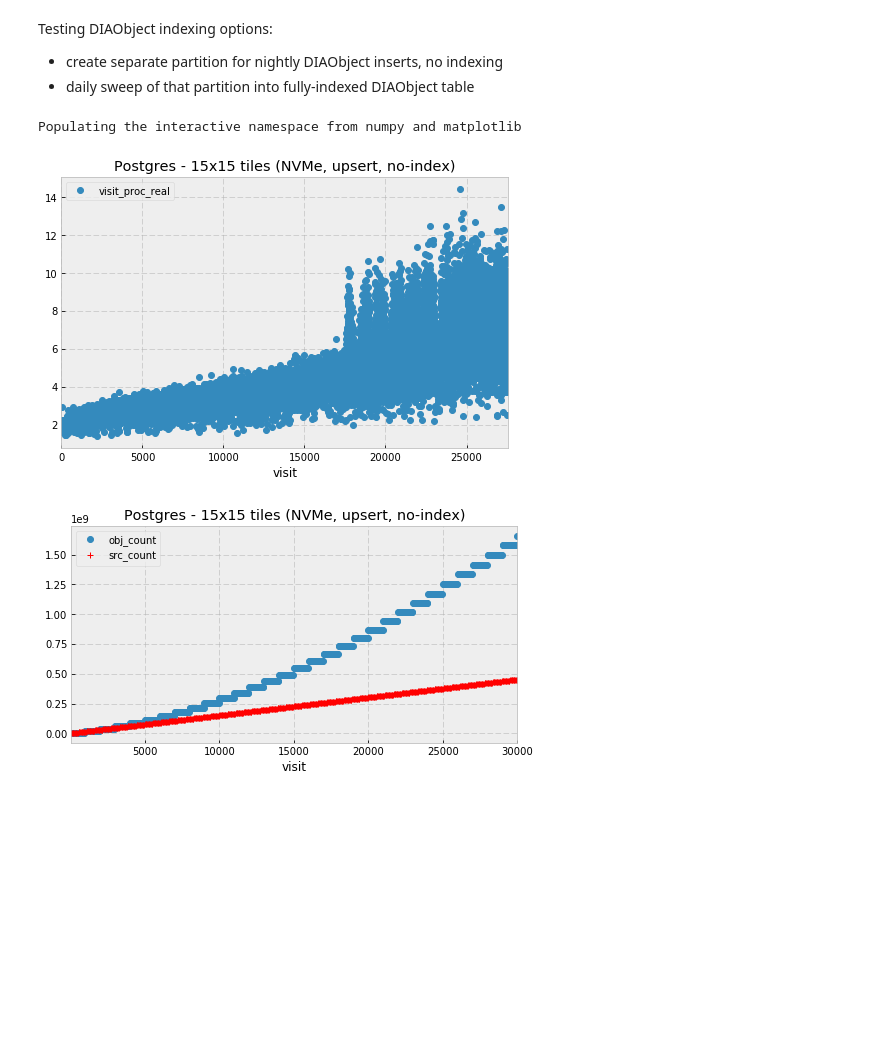
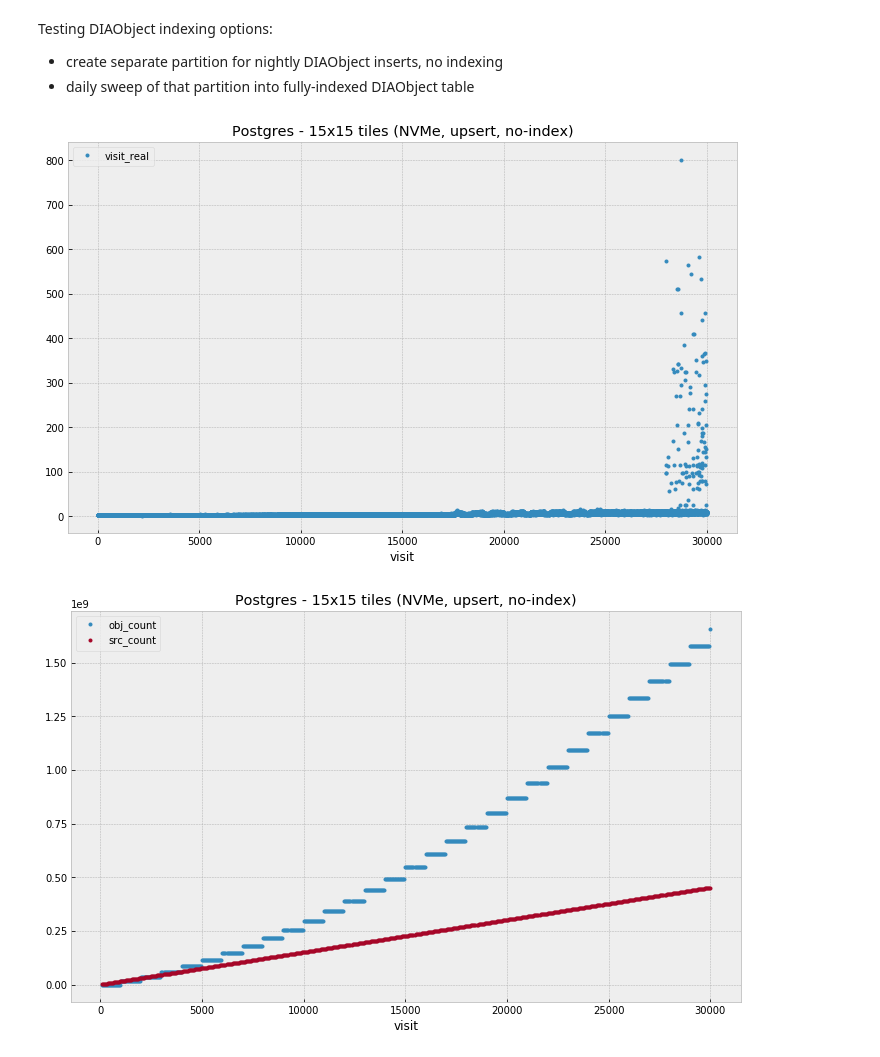
Before and after one commit to lsst-dm/l1dbproto-notebooks, a Jupyter notebook: DM-10092 - Nightly DIAObject without index.ipynb, the cells around one changed output. Saved outputs shown, nothing was run; the diff lists cells and outputs as text; code cells hidden in the pictures; blank space fills up the shorter version.

```diff
--- a/DM-10092 - Nightly DIAObject without index.ipynb
+++ b/DM-10092 - Nightly DIAObject without index.ipynb
@@ -2,8 +2,3 @@
 Testing DIAObject indexing options:
 - create separate partition for nightly DIAObject inserts, no indexing
 - daily sweep of that partition into fully-indexed DIAObject table
-# %%
-%pylab inline
-plt.style.use('bmh');
-# %% [output]
-Populating the interactive namespace from numpy and matplotlib
@@ -60,13 +5,21 @@ def do_plots(file_name, title, bin=100, filter_count=True, bad_visits=None,
+# %%
+import pandas as pd
+import matplotlib.pyplot as plt
+plt.style.use('bmh')
+
+import plots
+
+# plots to draw in do_plots_all()
+all_plots = ['select_real', 'store_real',
+             'obj_select_real', 'obj_last_insert_real',
+             'obj_insert_real', 'obj_store',
+             'src_select_real', 'src_insert_real',
+             'fsrc_select_real', 'fsrc_insert_real']
 # %%
-ds = do_plots("data/dm-10092-l1db-pg-15x15-nvme-objnightly-01.csv.gz",
-              "Postgres - 15x15 tiles (NVMe, upsert, no-index)",
-              bin=1000, time='visit_proc_real')
-do_boxplot(ds, 'visit/1000',
-           ['obj_select_real', 'obj_last_insert_real',
-            'obj_insert_real', 'src_select_real', 'src_insert_real',
-            'fsrc_select_real', 'fsrc_insert_real', 'select_real', 'store_real'
-           ],
-           "Postgres - 15x15 tiles (NVMe, upsert, no-index)", bin=1000)
+csv = "data/dm-10092-l1db-pg-15x15-nvme-objnightly-01.csv.gz"
+title = "Postgres - 15x15 tiles (NVMe, upsert, no-index)"
+ds = plots.do_plots(csv, title, bin=1000, filter_count=True)
+ds = plots.do_plots_all(csv, title, bin=1000, filter_count=True, plots=all_plots)
 # %% [output]
-[figure, old version]
+[figure, new version]
-[figure, old version]
+[figure, new version]
```
Also changed, not shown: parts of 4 cells of this notebook, 1 other file.
